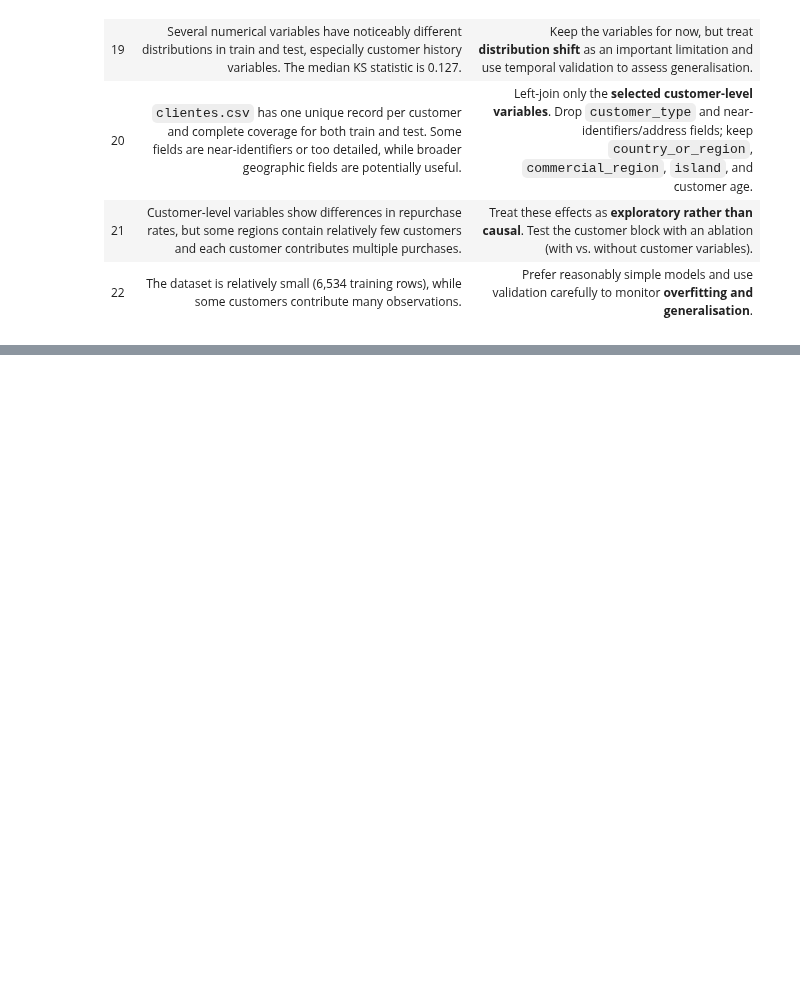
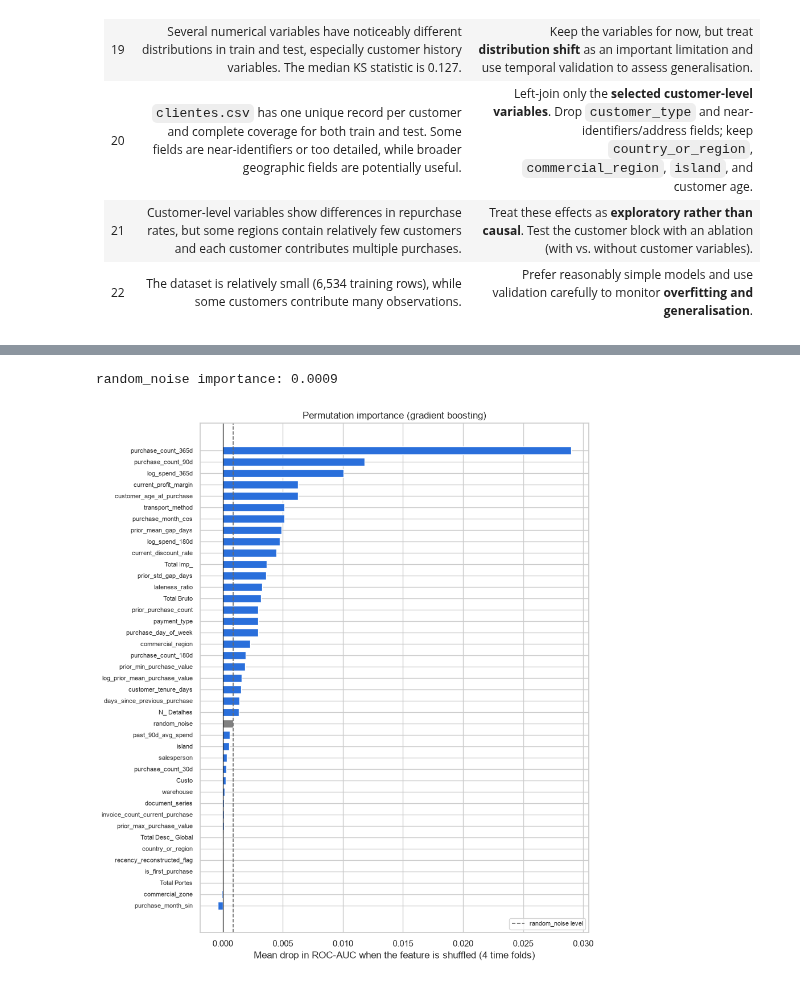
Before and after one commit to Diogo-Alex-Castanheira/Machine_Learning_2627, a Jupyter notebook: Homework_Group27.ipynb, the cells around one changed output, grey strips where cells are left out. Drawn from its saved outputs; the diff is of its cells as text; code cells hidden in the pictures; blank space fills up the shorter version.

```diff
--- a/Homework_Group27.ipynb
+++ b/Homework_Group27.ipynb
@@ -826,0 +1279,5 @@ Customer age at purchase (years): {'count': 6469.0, 'mean': 3.6, 'std': 2.7, 'mi
+# %%
+for col in ['ID', 'customer_id', 'purchase_date', 'customer_since_year', target]:
+    assert col not in all_candidates
+print('IDs, date and target are not in the candidates')
+print('random_noise still in the candidates:', 'random_noise' in all_candidates)
@@ -826,0 +1291,10 @@ Customer age at purchase (years): {'count': 6469.0, 'mean': 3.6, 'std': 2.7, 'mi
+# %%
+# share of the most common value in each feature
+top_share = pd.Series({c: F_fs[c].fillna('Missing').value_counts(normalize=True).iloc[0] for c in all_candidates})
+near_constant = top_share[top_share >= 0.99].sort_values(ascending=False)
+
+display(pd.DataFrame({'top_value_share': near_constant.round(4),
+                      'rows_different': ((1 - near_constant) * len(F_fs)).round().astype(int)}))
+
+after_nc = [c for c in all_candidates if c not in near_constant.index]
+print('Removed:', len(near_constant), '| left:', len(after_nc))
@@ -826,0 +1475,30 @@ Customer age at purchase (years): {'count': 6469.0, 'mean': 3.6, 'std': 2.7, 'mi
+# %%
+perm = pd.DataFrame(index=after_filters)
+for i, (F_tr, y_tr, F_va, y_va) in enumerate(fold_data):
+    pipe = make_pipe(after_filters, clone(hgb_model)).fit(F_tr, y_tr)
+    result = permutation_importance(pipe, F_va[after_filters], y_va, scoring='roc_auc',
+                                    n_repeats=10, random_state=SEED, n_jobs=-1)
+    perm[f'fold_{i+1}'] = result.importances_mean
+
+perm_summary = pd.DataFrame({'mean_auc_drop': perm.mean(axis=1),
+                             'min_fold': perm.min(axis=1),
+                             'folds_positive': (perm > 0).sum(axis=1)})
+perm_summary = perm_summary.sort_values('mean_auc_drop', ascending=False)
+noise_level = perm_summary.loc['random_noise', 'mean_auc_drop']
+print('random_noise importance:', round(noise_level, 4))
+
+plot_df = perm_summary.iloc[::-1]
+colors = ['grey' if f == 'random_noise' else '#2a6fdb' for f in plot_df.index]
+fig, ax = plt.subplots(figsize=(9, 10))
+ax.barh(plot_df.index, plot_df['mean_auc_drop'], color=colors, height=0.7)
+ax.axvline(noise_level, color='dimgrey', ls='--', lw=1.2, label='random_noise level')
+ax.axvline(0, color='black', lw=0.8)
+ax.set_xlabel('Mean drop in ROC-AUC when the feature is shuffled (4 time folds)')
+ax.set_title('Permutation importance (gradient boosting)')
+ax.tick_params(axis='y', labelsize=8)
+ax.legend(loc='lower right', fontsize=8)
+plt.tight_layout()
+plt.show()
+# %% [output]
+random_noise importance: 0.0009
+[figure, added]
```
Also changed, not shown: parts of 61 cells of this notebook, 2 other files.
